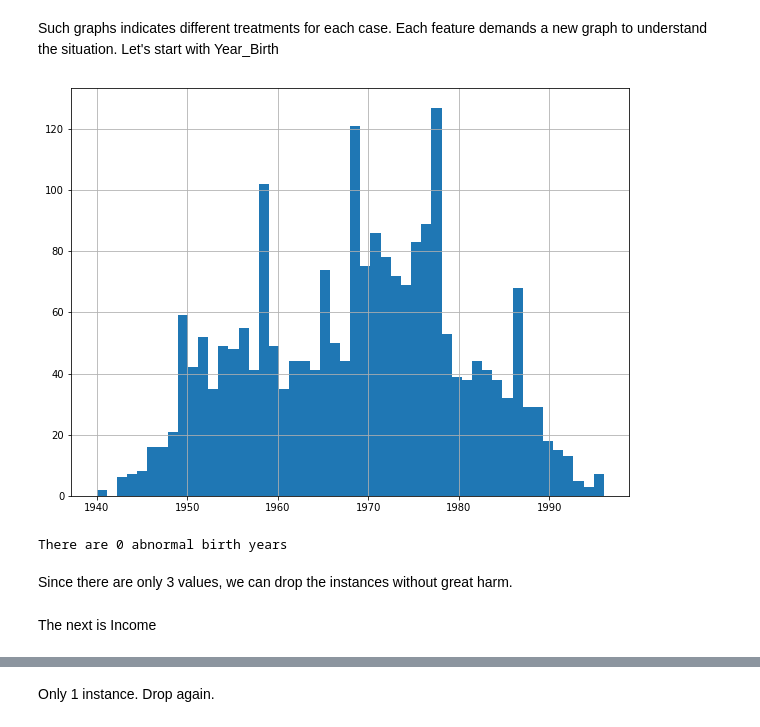
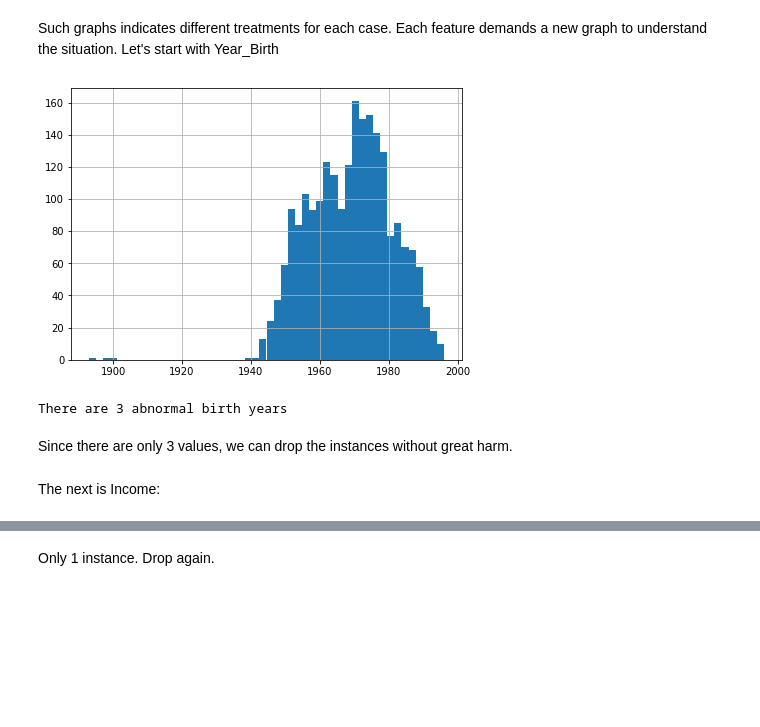
Before and after one commit to auab/Customer-Analysis, a Jupyter notebook: main.ipynb, the cells around one changed output, grey strips where cells are left out. Drawn from its saved outputs; the diff is of its cells as text; code cells hidden in the pictures; blank space fills up the shorter version.

```diff
--- a/main.ipynb
+++ b/main.ipynb
@@ -135,17 +137,17 @@ plt.show()
 # %% [markdown]
 Such graphs indicates different treatments for each case. Each feature demands a new graph to understand the situation. Let's start with Year_Birth
 # %%
-customer_data['Year_Birth'].hist(bins=50, figsize=(10,7.5))
+customer_data['Year_Birth'].hist(bins=50, figsize=(7,5))
 plt.show()
 abnormal_birth_year = len(customer_data[customer_data['Year_Birth']<1910])
 print('There are '+str(abnormal_birth_year)+' abnormal birth years')
 # %% [output]
-[figure, old version]
+[figure, new version]
-There are 0 abnormal birth years
+There are 3 abnormal birth years
 # %% [markdown]
 Since there are only 3 values, we can drop the instances without great harm.
 # %%
 customer_data = customer_data[customer_data['Year_Birth']>1910]
 # %% [markdown]
-The next is Income
+The next is Income:
 # %%
```
Also changed, not shown: parts of 18 cells of this notebook.
